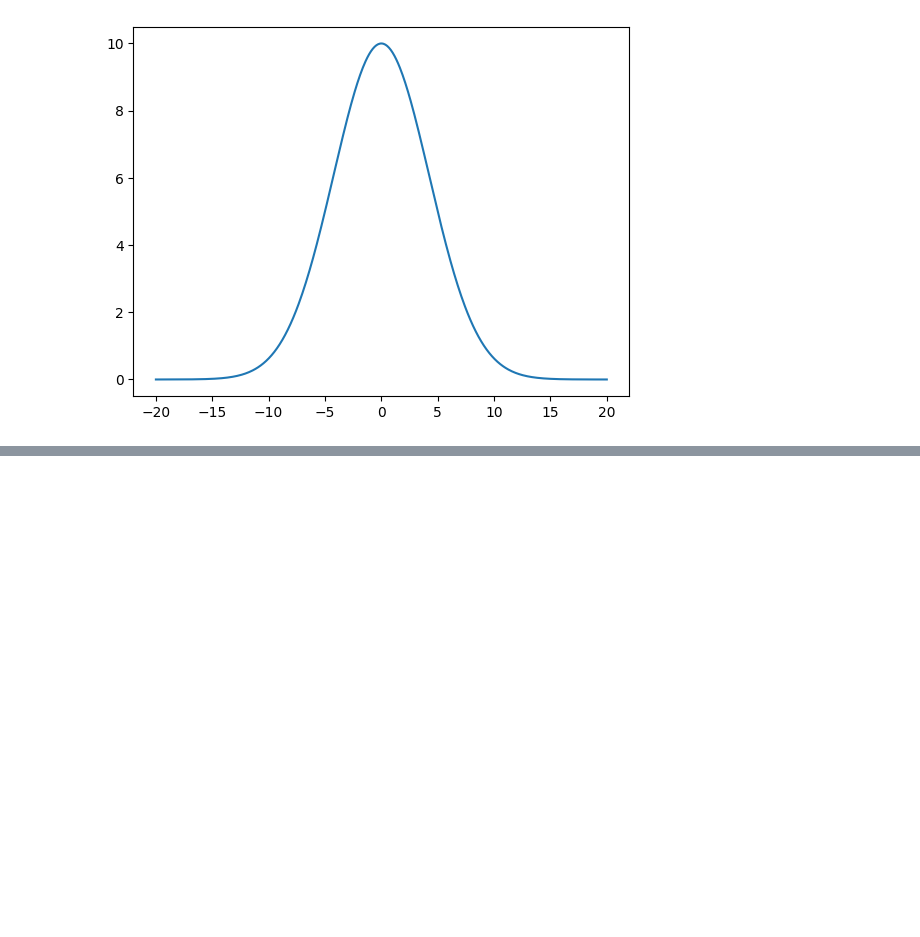
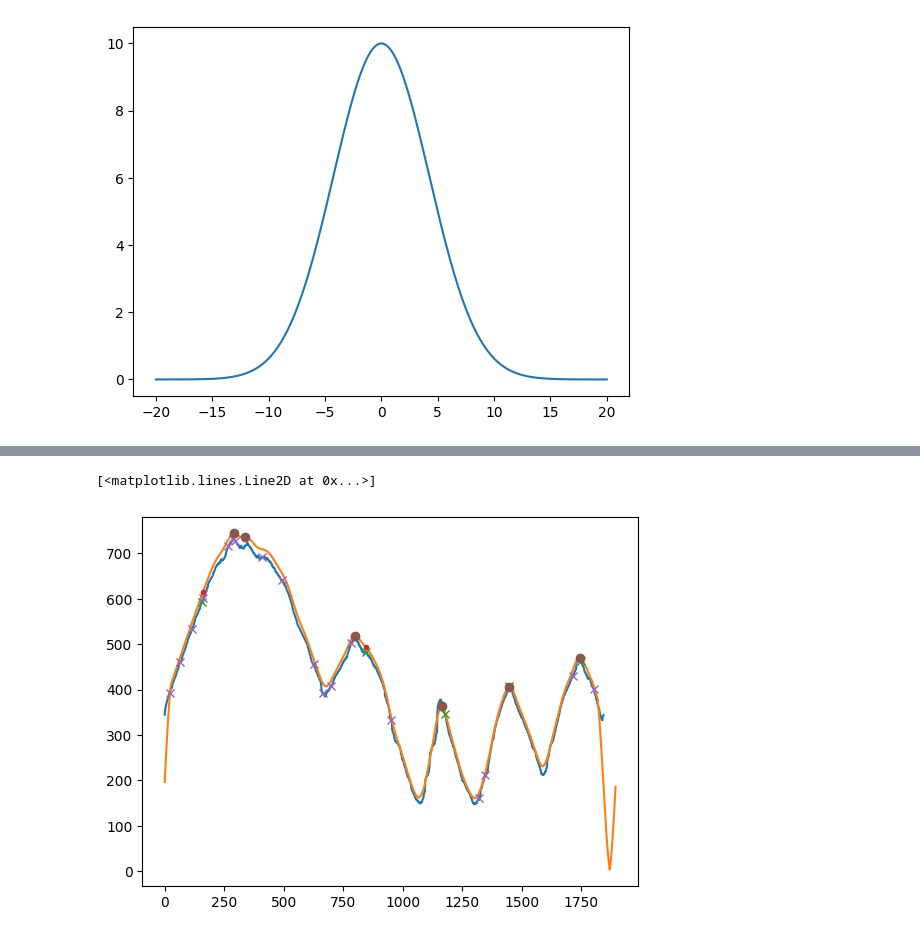
Before and after one commit to MTLphys/FittingFunctions, a Jupyter notebook: PeakFit/TryingPeakfit.ipynb, the cells around one changed output, grey strips where cells are left out. Cells and saved outputs as stored; diff of their text form; code cells hidden in the pictures; blank space fills up the shorter version.

```diff
--- a/PeakFit/TryingPeakfit.ipynb
+++ b/PeakFit/TryingPeakfit.ipynb
@@ -103,0 +111,25 @@ TypeError: Cannot cast array data from dtype('O') to dtype('float64') according
+# %%
+import matplotlib.pyplot as plt
+import numpy as np
+from scipy import signal
+from scipy import special
+
+data = np.loadtxt('exampledata.csv')
+window = signal.windows.gaussian(51, std=20)
+filtered = signal.fftconvolve(window, data)
+filtered = (np.average(data) / np.average(filtered)) * filtered
+filtered = np.roll(filtered, -25)
+plt.plot(data)
+plt.plot(filtered)
+peaks = signal.find_peaks_cwt(data,np.arange(100,200))
+peaksf = signal.find_peaks_cwt(filtered,np.arange(100,200))
+peaksrm = signal.argrelmax(data)
+peaksfrm = signal.argrelmax(filtered)
+
+plt.plot(peaks,data[peaks],"x")
+plt.plot(peaksf,filtered[peaksf],'.')
+plt.plot(peaksrm[0],data[peaksrm],"x")
+plt.plot(peaksfrm[0],filtered[peaksfrm],'o')
+# %% [output]
+[<matplotlib.lines.Line2D at 0x...>]
+[figure, added]
```
Also changed, not shown: parts of 11 cells of this notebook, 4 other files.
